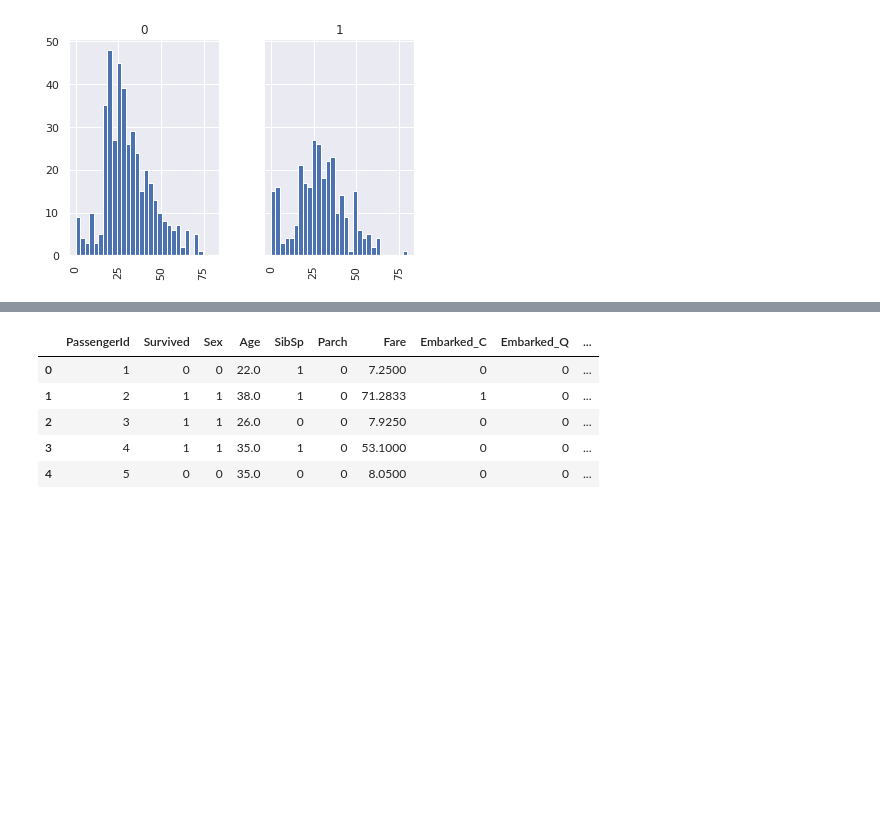
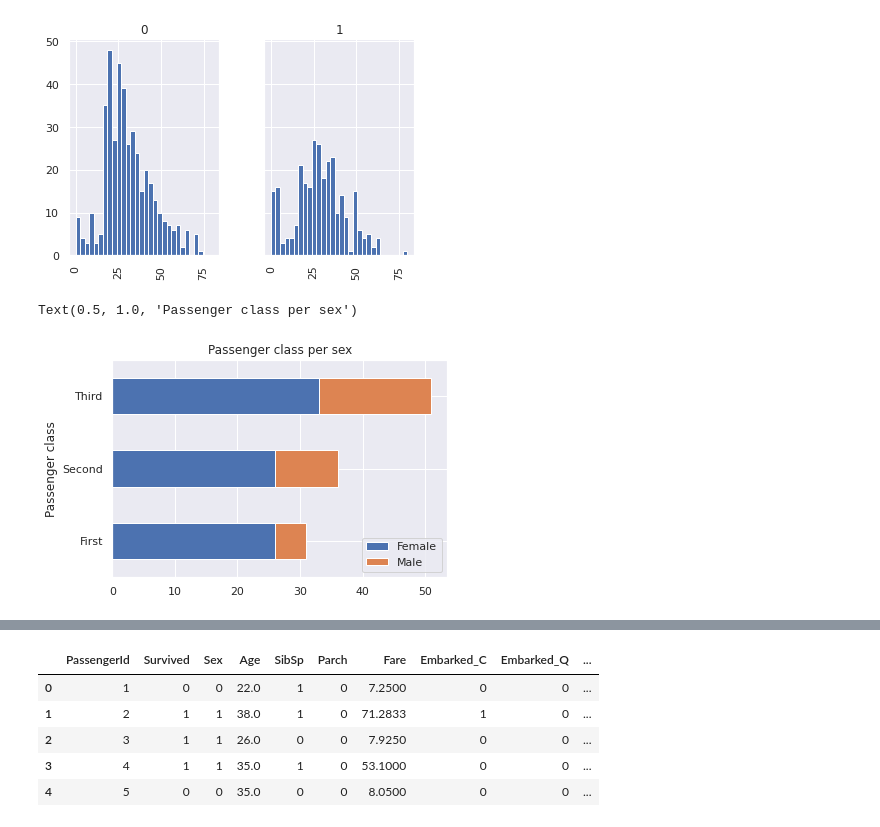
Before and after one commit to lerz30/ML_introduction, a Jupyter notebook: notebooks/pandas_intro.ipynb, the cells around one changed output, grey strips where cells are left out. Saved outputs shown, nothing was run; the diff lists cells and outputs as text; code cells hidden in the pictures; blank space fills up the shorter version.

```diff
--- a/notebooks/pandas_intro.ipynb
+++ b/notebooks/pandas_intro.ipynb
@@ -112,3 +112,18 @@ array([<matplotlib.axes._subplots.AxesSubplot object at 0x...>,
        <matplotlib.axes._subplots.AxesSubplot object at 0x...>],
       dtype=object)
 [figure]
+# %%
+#Plot of "Survived" people younger than 25 YO grouped by "Sex" and "Pclass"
+pclass_labels = ['First', 'Second', 'Third']
+sex_labels = {'Female': 0, 'Male': 1}
+
+plt = df.query('Age < 25 and Survived == 1').groupby(['Sex','Pclass']).size().unstack(['Sex']).plot(kind='barh',
+                                                            stacked=True, rot=0, subplots=False)
+plt.set_yticklabels(pclass_labels)
+plt.legend(labels=sex_labels)
+
+plt.set_ylabel('Passenger class')
+plt.set_title('Passenger class per sex')
+# %% [output]
+Text(0.5, 1.0, 'Passenger class per sex')
+[figure, added]
```
Also changed, not shown: parts of 3 cells of this notebook.
